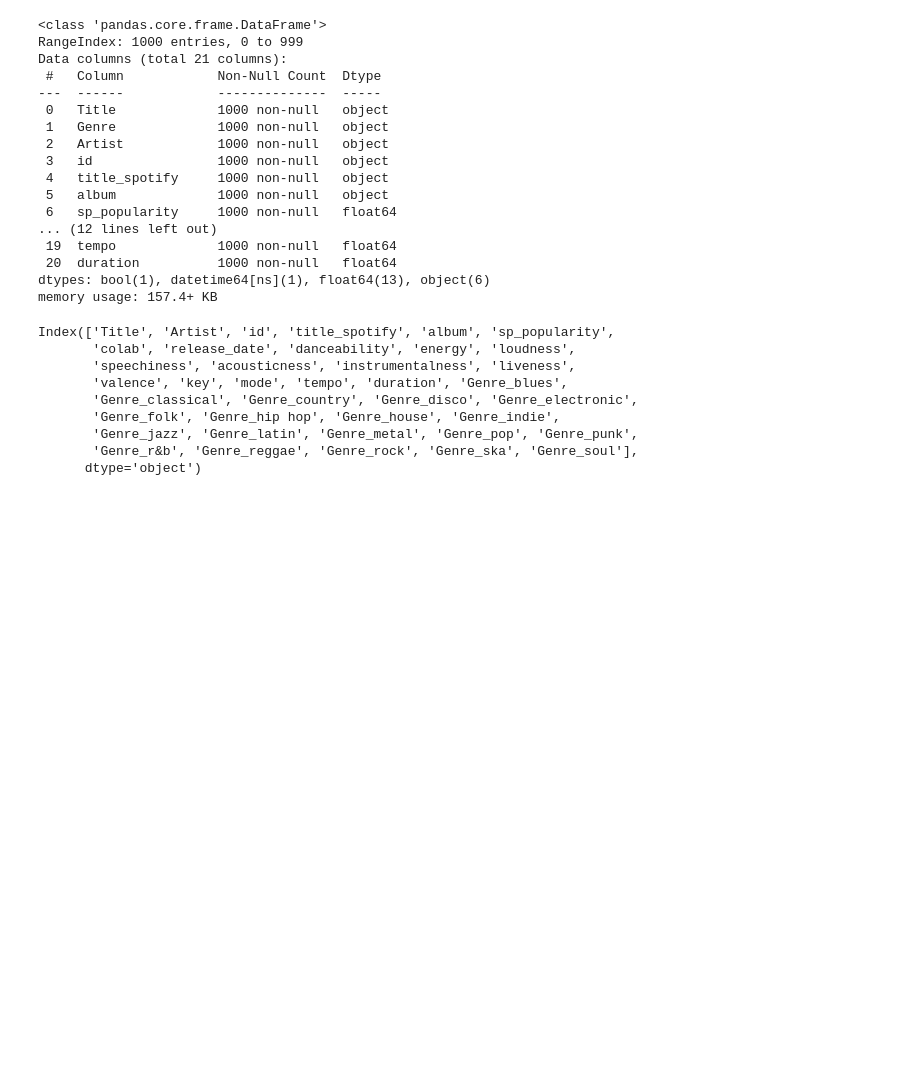
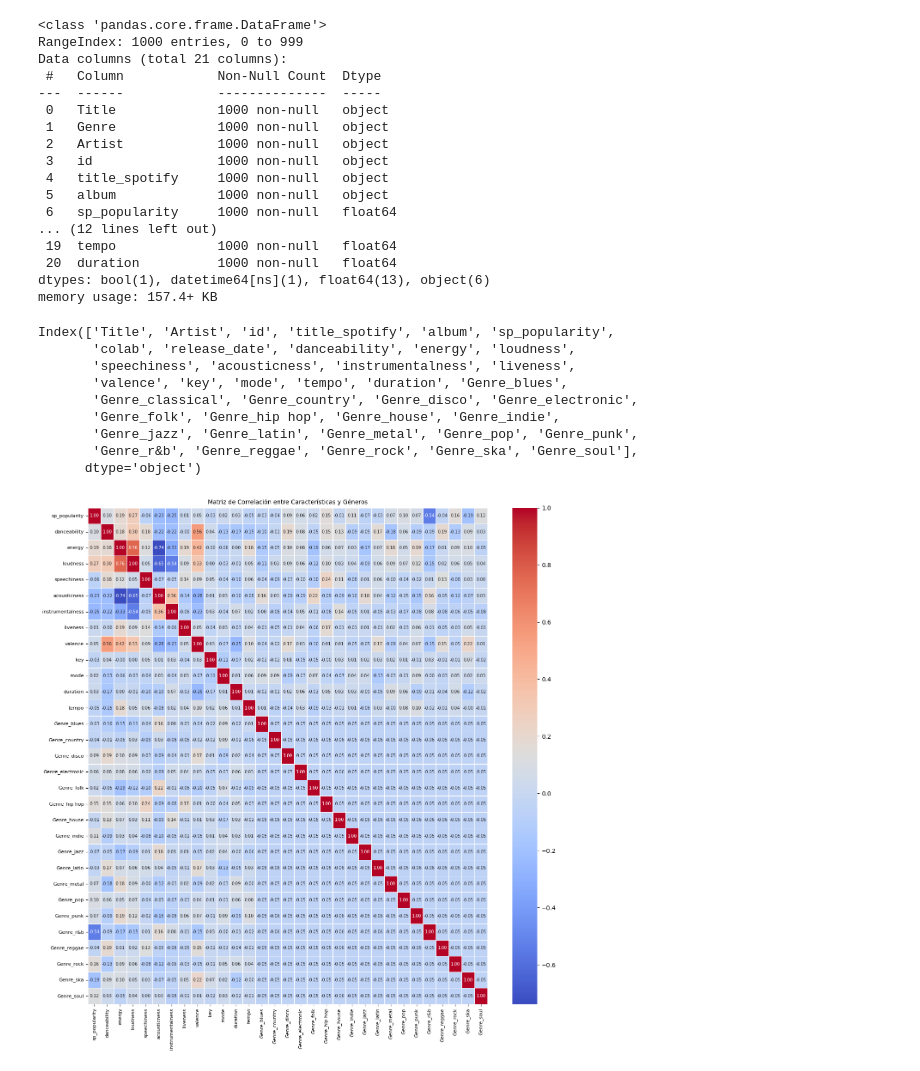
Before and after one commit to almudenamcastro/ironhack-w6-popatomsML, a Jupyter notebook: gabi_ml.ipynb, the cells around one changed output. Drawn from its saved outputs; the diff is of its cells as text; code cells hidden in the pictures; blank space fills up the shorter version.

```diff
--- a/gabi_ml.ipynb
+++ b/gabi_ml.ipynb
@@ -75,3 +102,25 @@ Index(['Title', 'Artist', 'id', 'title_spotify', 'album', 'sp_popularity',
       dtype='object')
 # %%
 songs.drop(columns=['Genre_classical'], inplace=True)
+# %%
+numerical_features = ['sp_popularity', 'danceability', 'energy','loudness','speechiness', 'acousticness', 'instrumentalness', 'liveness', 'valence','key','mode','duration', 'tempo']
+
+# Variables de género (todas son binarias: True/False)
+genre_columns = [col for col in songs.columns if col.startswith('Genre_')]
+
+# Filtrar las columnas relevantes para la correlación
+columns_to_correlate = numerical_features + genre_columns
+
+# Crear una matriz de correlación entre estas columnas
+corr_matrix = songs[columns_to_correlate].corr()
+
+# Crear un heatmap para visualizar la matriz de correlación
+plt.figure(figsize=(15, 15))
+sns.heatmap(corr_matrix, annot=True,fmt=".2f", cmap='coolwarm', linewidths=0.5, annot_kws={"size": 7})  # "annot_kws" controla el tamaño de las anotaciones
+plt.xticks(fontsize=8)  # Cambiar el tamaño de la fuente en las etiquetas del eje X
+plt.yticks(fontsize=8)  # Cambiar el tamaño de la fuente en las etiquetas del eje Y
+plt.title('Matriz de Correlación entre Características y Géneros', fontsize=10)
+
+plt.show()
+# %% [output]
+[figure, added]
```
Also changed, not shown: parts of 19 cells of this notebook, 10 other files.
